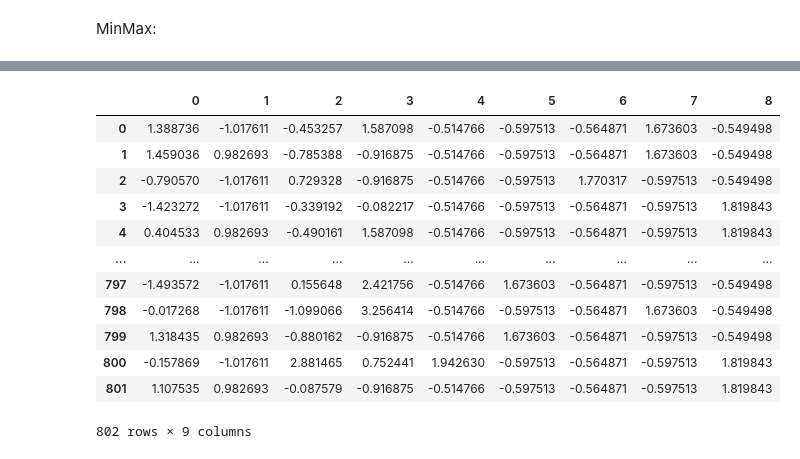
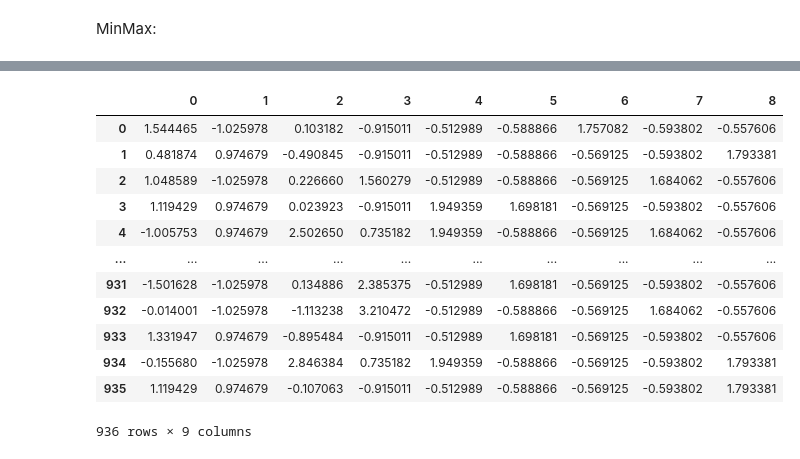
Before and after one commit to Hideroshi/FIAP, a Jupyter notebook: Tech Challenge/Notebooks/techChallenge.ipynb, the cells around one changed output, grey strips where cells are left out. Drawn from its saved outputs; the diff is of its cells as text; code cells hidden in the pictures.

```diff
--- a/Tech Challenge/Notebooks/techChallenge.ipynb
+++ b/Tech Challenge/Notebooks/techChallenge.ipynb
@@ -381,7 +390,7 @@ from sklearn.preprocessing import MinMaxScaler
 x_minMaxScaler = x
 y_minMaxScaler = y
 
-x_train, x_test, y_train, y_test = train_test_split(x_minMaxScaler, y_minMaxScaler, test_size=0.4, random_state=42)
+x_train, x_test, y_train, y_test = train_test_split(x_minMaxScaler, y_minMaxScaler, test_size=0.3, random_state=42)
 
 scaler = MinMaxScaler() #chamando o metodo de normalização dos dados (0-1)
 scaler.fit(x_train) # Aqui ele calcula os parametros da formula
@@ -407,5 +415,0 @@ pd.DataFrame(x_train_normalized)
-# %%
-x_train, x_test, y_train, y_test = train_test_split(x, y, test_size=0.4, random_state=42)
-
-treinar_e_avaliar(x_train_normalized, x_test_normalized, y_train, y_test, RandomForestRegressor)
-treinar_e_avaliar(x_train_normalized, x_test_normalized, y_train, y_test, LinearRegression)
@@ -420,29 +432,29 @@ LinearRegression()
 # %%
 from sklearn.preprocessing import StandardScaler
 
 x_standardScaler = x
 y_standardScaler = y
 
-X_train, X_test, y_train, y_test = train_test_split(x_standardScaler, y_standardScaler, test_size=0.2, random_state=42)
+X_train, X_test, y_train, y_test = train_test_split(x_standardScaler, y_standardScaler, test_size=0.3, random_state=42)
 
 scaler = StandardScaler() #chamando o metodo de padronização dos dados (média e std)
 scaler.fit(x_train) # qual média e std será utilizado para o escalonamento
 
 x_train_standardized = scaler.transform(x_train)
 x_test_standardized  = scaler.transform(x_test)
 
 pd.DataFrame(x_train_standardized)
 # %% [output]
 |  | 0 | 1 | 2 | 3 | 4 | 5 | 6 | 7 | 8 |
-| 0 | 1.388736 | -1.017611 | -0.453257 | 1.587098 | -0.514766 | -0.597513 | -0.564871 | 1.673603 | -0.549498 |
-| 1 | 1.459036 | 0.982693 | -0.785388 | -0.916875 | -0.514766 | -0.597513 | -0.564871 | 1.673603 | -0.549498 |
-| 2 | -0.790570 | -1.017611 | 0.729328 | -0.916875 | -0.514766 | -0.597513 | 1.770317 | -0.597513 | -0.549498 |
-| 3 | -1.423272 | -1.017611 | -0.339192 | -0.082217 | -0.514766 | -0.597513 | -0.564871 | -0.597513 | 1.819843 |
-| 4 | 0.404533 | 0.982693 | -0.490161 | 1.587098 | -0.514766 | -0.597513 | -0.564871 | -0.597513 | 1.819843 |
+| 0 | 1.544465 | -1.025978 | 0.103182 | -0.915011 | -0.512989 | -0.588866 | 1.757082 | -0.593802 | -0.557606 |
+| 1 | 0.481874 | 0.974679 | -0.490845 | -0.915011 | -0.512989 | -0.588866 | -0.569125 | -0.593802 | 1.793381 |
+| 2 | 1.048589 | -1.025978 | 0.226660 | 1.560279 | -0.512989 | -0.588866 | -0.569125 | 1.684062 | -0.557606 |
+| 3 | 1.119429 | 0.974679 | 0.023923 | -0.915011 | 1.949359 | 1.698181 | -0.569125 | -0.593802 | -0.557606 |
+| 4 | -1.005753 | 0.974679 | 2.502650 | 0.735182 | 1.949359 | -0.588866 | -0.569125 | 1.684062 | -0.557606 |
 | ... | ... | ... | ... | ... | ... | ... | ... | ... | ... |
-| 797 | -1.493572 | -1.017611 | 0.155648 | 2.421756 | -0.514766 | 1.673603 | -0.564871 | -0.597513 | -0.549498 |
-| 798 | -0.017268 | -1.017611 | -1.099066 | 3.256414 | -0.514766 | -0.597513 | -0.564871 | 1.673603 | -0.549498 |
-| 799 | 1.318435 | 0.982693 | -0.880162 | -0.916875 | -0.514766 | 1.673603 | -0.564871 | -0.597513 | -0.549498 |
-| 800 | -0.157869 | -1.017611 | 2.881465 | 0.752441 | 1.942630 | -0.597513 | -0.564871 | -0.597513 | 1.819843 |
-| 801 | 1.107535 | 0.982693 | -0.087579 | -0.916875 | -0.514766 | -0.597513 | -0.564871 | -0.597513 | 1.819843 |
+| 931 | -1.501628 | -1.025978 | 0.134886 | 2.385375 | -0.512989 | 1.698181 | -0.569125 | -0.593802 | -0.557606 |
+| 932 | -0.014001 | -1.025978 | -1.113238 | 3.210472 | -0.512989 | -0.588866 | -0.569125 | 1.684062 | -0.557606 |
+| 933 | 1.331947 | 0.974679 | -0.895484 | -0.915011 | -0.512989 | 1.698181 | -0.569125 | -0.593802 | -0.557606 |
+| 934 | -0.155680 | -1.025978 | 2.846384 | 0.735182 | 1.949359 | -0.588866 | -0.569125 | -0.593802 | 1.793381 |
+| 935 | 1.119429 | 0.974679 | -0.107063 | -0.915011 | -0.512989 | -0.588866 | -0.569125 | -0.593802 | 1.793381 |
-802 rows × 9 columns
+936 rows × 9 columns
```
Also changed, not shown: parts of 8 cells of this notebook.
